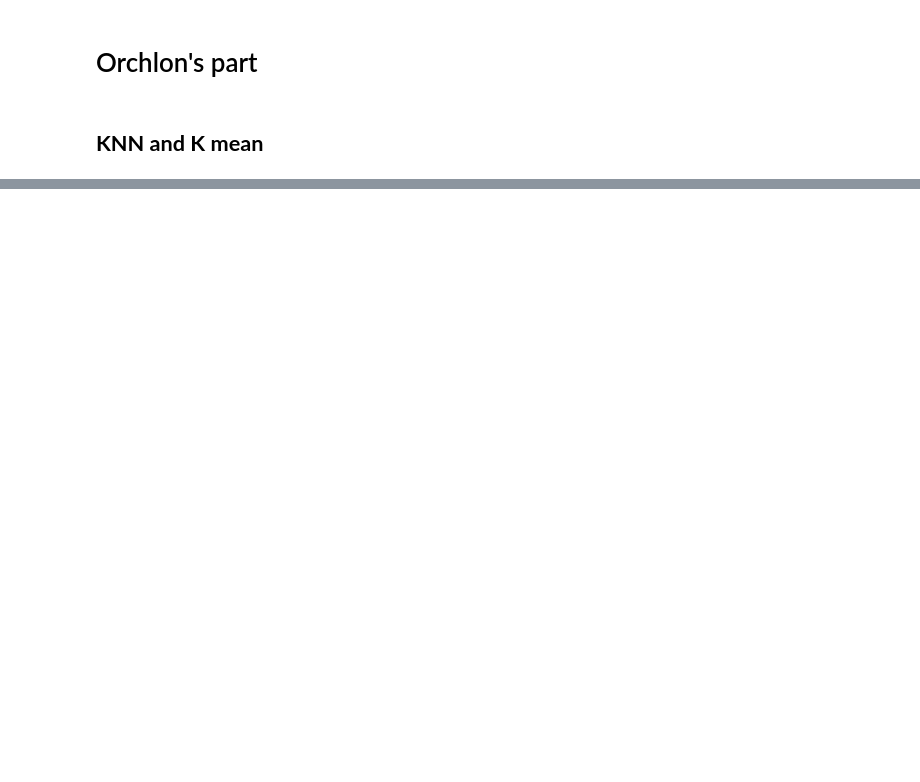
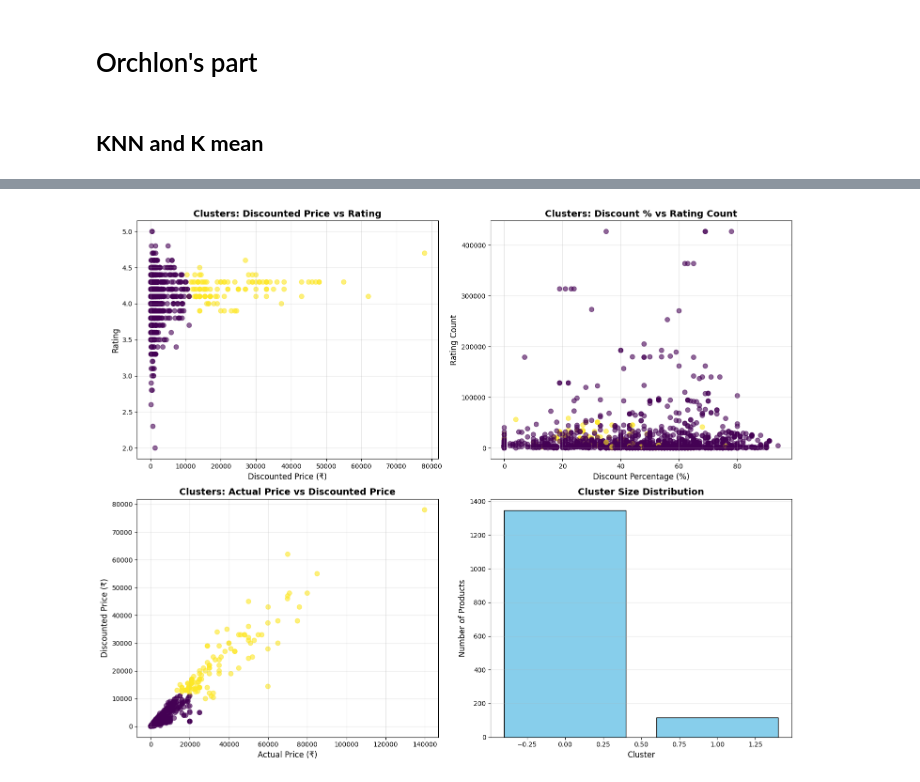
Before and after one commit to orchlonn/group-7, a Jupyter notebook: orchlon.ipynb, the cells around one changed output, grey strips where cells are left out. Saved outputs shown, nothing was run; the diff lists cells and outputs as text; code cells hidden in the pictures; blank space fills up the shorter version.

```diff
--- a/orchlon.ipynb
+++ b/orchlon.ipynb
@@ -16,0 +269,13 @@ amazon_df.head()
+# %%
+# Train final K-Means model
+kmeans_final = KMeans(n_clusters=best_k_kmeans, random_state=42, n_init=10)
+cluster_labels = kmeans_final.fit_predict(X_kmeans_scaled)
+
+# Add cluster labels to the dataframe
+df_model['cluster'] = cluster_labels
+
+print("K-MEANS CLUSTERING RESULTS")
+print(f"\nNumber of clusters: {best_k_kmeans}")
+print(f"Silhouette Score: {silhouette_score(X_kmeans_scaled, cluster_labels):.4f}")
+print(f"\nCluster distribution:")
+print(df_model['cluster'].value_counts().sort_index())
@@ -16,0 +324,40 @@ amazon_df.head()
+# %%
+# Visualize clusters
+fig, axes = plt.subplots(2, 2, figsize=(15, 12))
+
+# Plot 1: Discounted Price vs Rating
+axes[0, 0].scatter(df_model['discounted_price_clean'], df_model['rating'],
+                   c=df_model['cluster'], cmap='viridis', alpha=0.6, s=50)
+axes[0, 0].set_xlabel('Discounted Price (₹)', fontsize=12)
+axes[0, 0].set_ylabel('Rating', fontsize=12)
+axes[0, 0].set_title('Clusters: Discounted Price vs Rating', fontsize=14, fontweight='bold')
+axes[0, 0].grid(True, alpha=0.3)
+
+# Plot 2: Discount Percentage vs Rating Count
+axes[0, 1].scatter(df_model['discount_percentage_clean'], df_model['rating_count'],
+                   c=df_model['cluster'], cmap='viridis', alpha=0.6, s=50)
+axes[0, 1].set_xlabel('Discount Percentage (%)', fontsize=12)
+axes[0, 1].set_ylabel('Rating Count', fontsize=12)
+axes[0, 1].set_title('Clusters: Discount % vs Rating Count', fontsize=14, fontweight='bold')
+axes[0, 1].grid(True, alpha=0.3)
+
+# Plot 3: Actual Price vs Discounted Price
+axes[1, 0].scatter(df_model['actual_price_clean'], df_model['discounted_price_clean'],
+                   c=df_model['cluster'], cmap='viridis', alpha=0.6, s=50)
+axes[1, 0].set_xlabel('Actual Price (₹)', fontsize=12)
+axes[1, 0].set_ylabel('Discounted Price (₹)', fontsize=12)
+axes[1, 0].set_title('Clusters: Actual Price vs Discounted Price', fontsize=14, fontweight='bold')
+axes[1, 0].grid(True, alpha=0.3)
+
+# Plot 4: Cluster size distribution
+cluster_counts = df_model['cluster'].value_counts().sort_index()
+axes[1, 1].bar(cluster_counts.index, cluster_counts.values, color='skyblue', edgecolor='black')
+axes[1, 1].set_xlabel('Cluster', fontsize=12)
+axes[1, 1].set_ylabel('Number of Products', fontsize=12)
+axes[1, 1].set_title('Cluster Size Distribution', fontsize=14, fontweight='bold')
+axes[1, 1].grid(True, alpha=0.3, axis='y')
+
+plt.tight_layout()
+plt.show()
+# %% [output]
+[figure, added]
```
Also changed, not shown: parts of 13 cells of this notebook.
